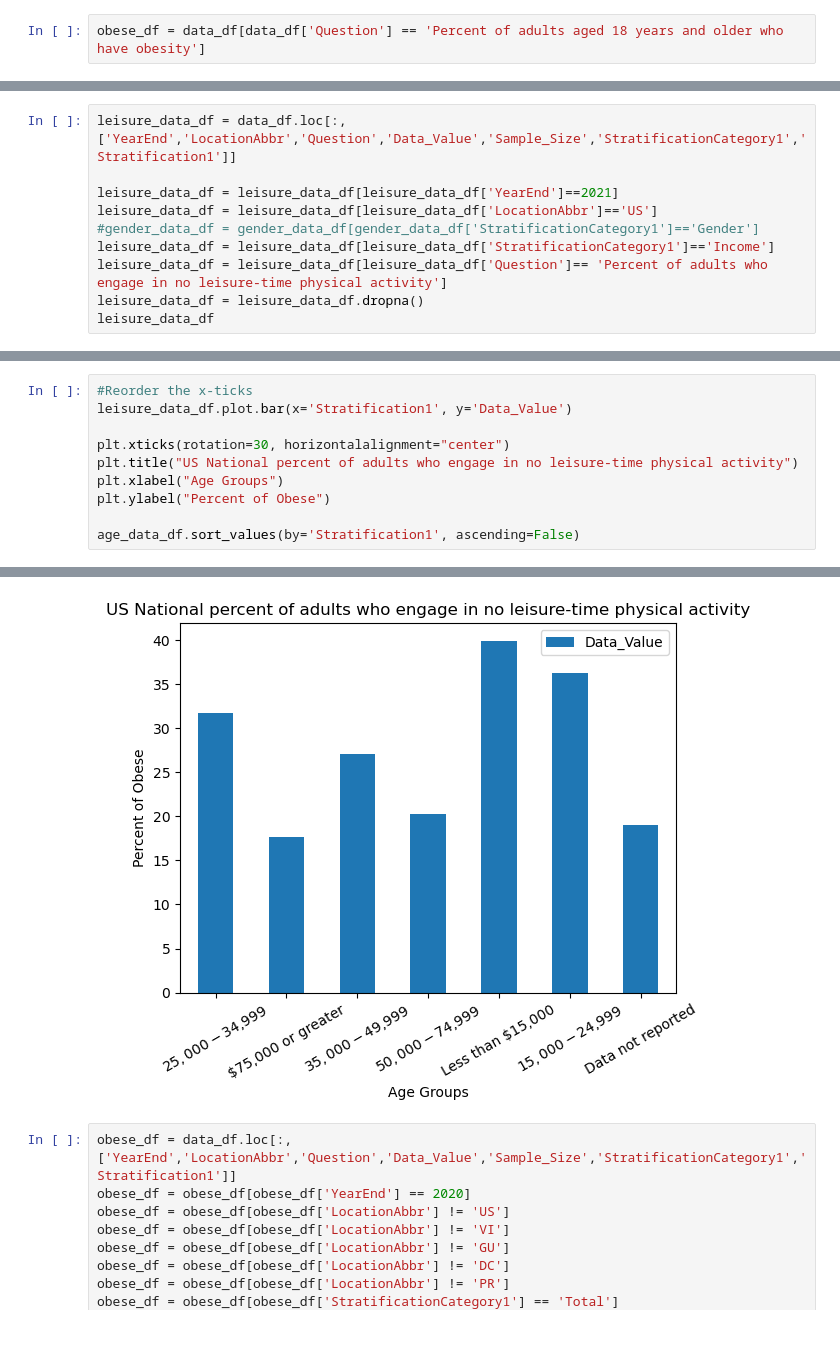
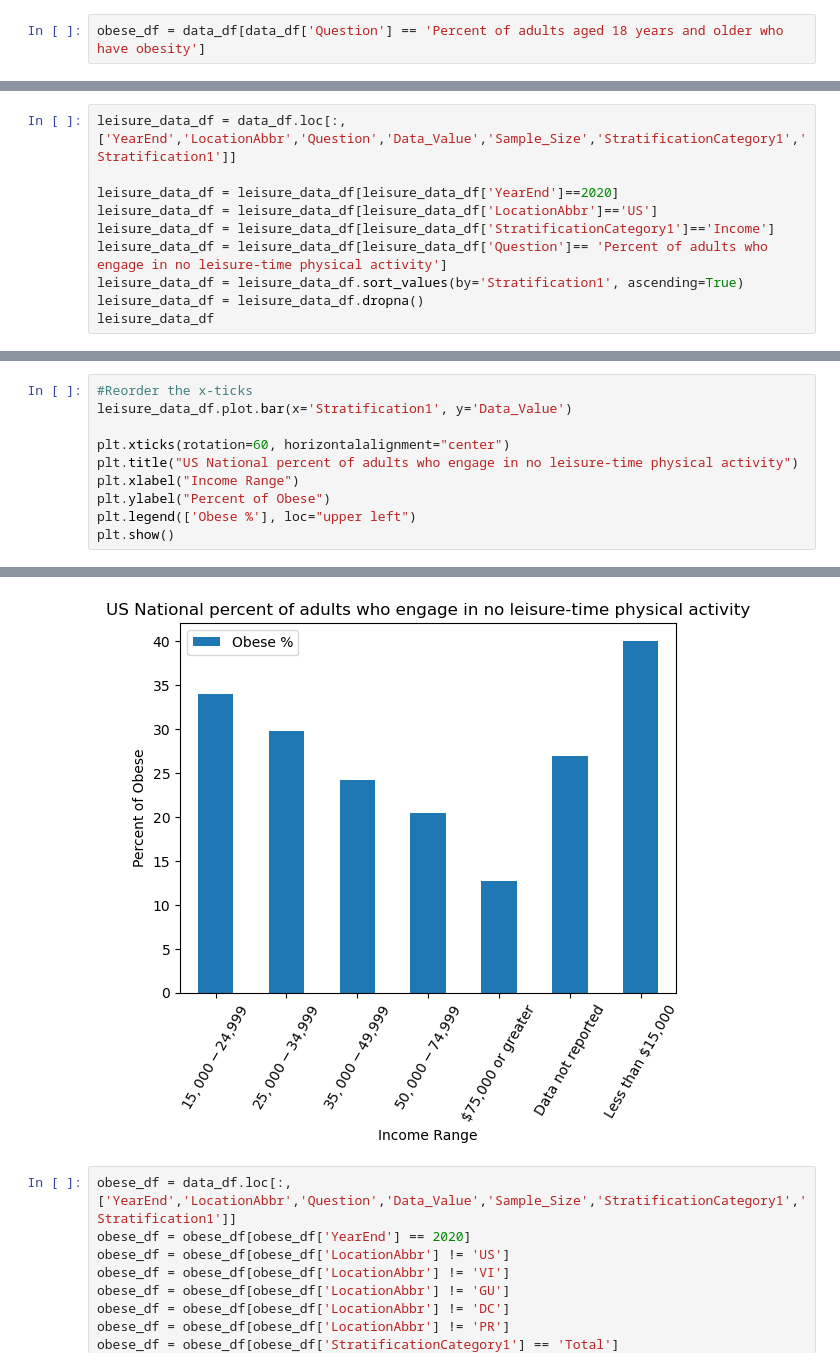
Before and after one commit to sma005/project-one-group-4, a Jupyter notebook: obesity_study_csv.ipynb, the cells around one changed output, grey strips where cells are left out. Saved outputs shown, nothing was run; the diff lists cells and outputs as text; blank space fills up the shorter version.

Commit message:
Added bar graph, updated year to 2020, and changed data_value

```diff
--- a/obesity_study_csv.ipynb
+++ b/obesity_study_csv.ipynb
@@ -96,11 +119,11 @@ Text(0, 0.5, 'Percent of Obese')
 # %%
 leisure_data_df = data_df.loc[:,['YearEnd','LocationAbbr','Question','Data_Value','Sample_Size','StratificationCategory1','Stratification1']]
 
-leisure_data_df = leisure_data_df[leisure_data_df['YearEnd']==2021]
+leisure_data_df = leisure_data_df[leisure_data_df['YearEnd']==2020]
 leisure_data_df = leisure_data_df[leisure_data_df['LocationAbbr']=='US']
-#gender_data_df = gender_data_df[gender_data_df['StratificationCategory1']=='Gender']
 leisure_data_df = leisure_data_df[leisure_data_df['StratificationCategory1']=='Income']
 leisure_data_df = leisure_data_df[leisure_data_df['Question']== 'Percent of adults who engage in no leisure-time physical activity']
+leisure_data_df = leisure_data_df.sort_values(by='Stratification1', ascending=True)
 leisure_data_df = leisure_data_df.dropna()
 leisure_data_df
 # %% [output]
@@ -116,10 +139,10 @@ leisure_data_df
 #Reorder the x-ticks
 leisure_data_df.plot.bar(x='Stratification1', y='Data_Value')
 
-plt.xticks(rotation=30, horizontalalignment="center")
+plt.xticks(rotation=60, horizontalalignment="center")
 plt.title("US National percent of adults who engage in no leisure-time physical activity")
-plt.xlabel("Age Groups")
+plt.xlabel("Income Range")
 plt.ylabel("Percent of Obese")
-
-age_data_df.sort_values(by='Stratification1', ascending=False)
+plt.legend(['Obese %'], loc="upper left")
+plt.show()
 # %% [output]
@@ -133,4 +149,4 @@ age_data_df.sort_values(by='Stratification1', ascending=False)
-[figure, old version]
+[figure, new version]
 # %%
 obese_df = data_df.loc[:,['YearEnd','LocationAbbr','Question','Data_Value','Sample_Size','StratificationCategory1','Stratification1']]
 obese_df = obese_df[obese_df['YearEnd'] == 2020]
```
Also changed, not shown: parts of 9 cells of this notebook.
